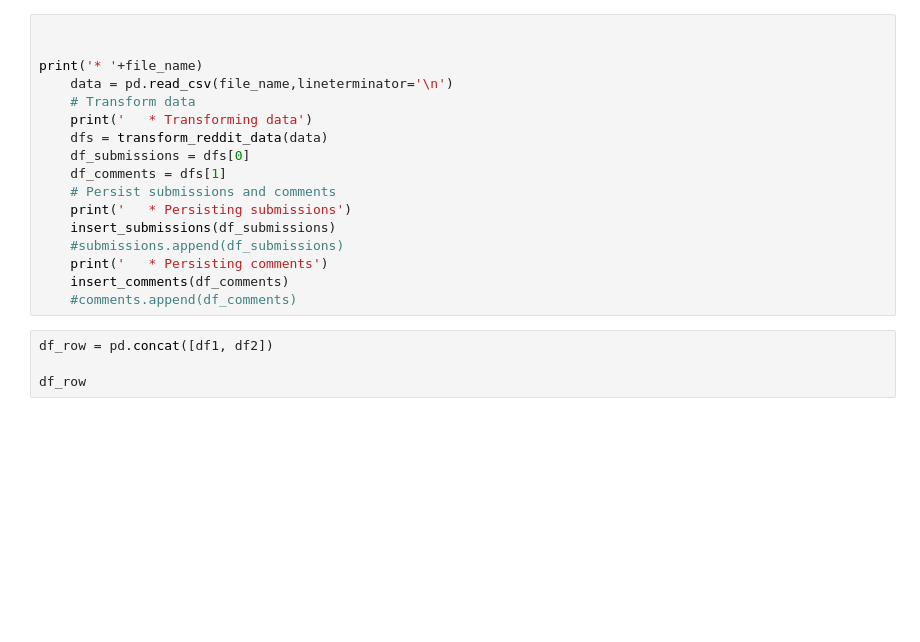
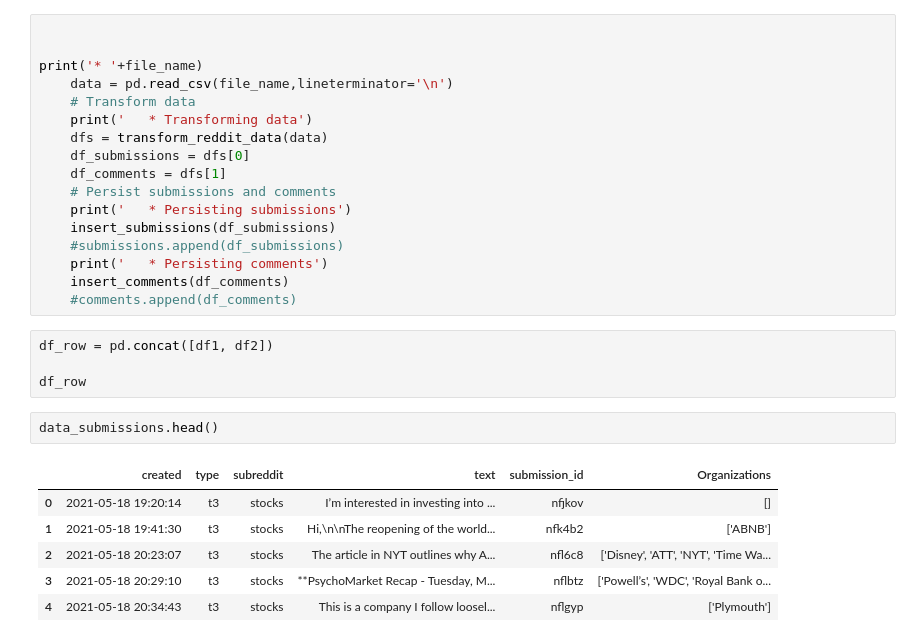
Before and after one commit to PBASOFT/Data-Science-Project, a Jupyter notebook: Data_Processing/Process.ipynb, the cells around one changed output. Cells and saved outputs as stored; diff of their text form; blank space fills up the shorter version.

Commit message:
clean data with mentions

```diff
--- a/Data_Processing/Process.ipynb
+++ b/Data_Processing/Process.ipynb
@@ -216,3 +216,12 @@ print('* '+file_name)
 df_row = pd.concat([df1, df2])
 
 df_row
+# %%
+data_submissions.head()
+# %% [output]
+|  | created | type | subreddit | text | submission_id | Organizations |
+| 0 | 2021-05-18 19:20:14 | t3 | stocks | I’m interested in investing into ... | nfjkov | [] |
+| 1 | 2021-05-18 19:41:30 | t3 | stocks | Hi,\n\nThe reopening of the world... | nfk4b2 | ['ABNB'] |
+| 2 | 2021-05-18 20:23:07 | t3 | stocks | The article in NYT outlines why A... | nfl6c8 | ['Disney', 'ATT', 'NYT', 'Time Wa... |
+| 3 | 2021-05-18 20:29:10 | t3 | stocks | **PsychoMarket Recap - Tuesday, M... | nflbtz | ['Powell’s', 'WDC', 'Royal Bank o... |
+| 4 | 2021-05-18 20:34:43 | t3 | stocks | This is a company I follow loosel... | nflgyp | ['Plymouth'] |
```
Also changed, not shown: parts of 1 cell of this notebook, 2 other files.
